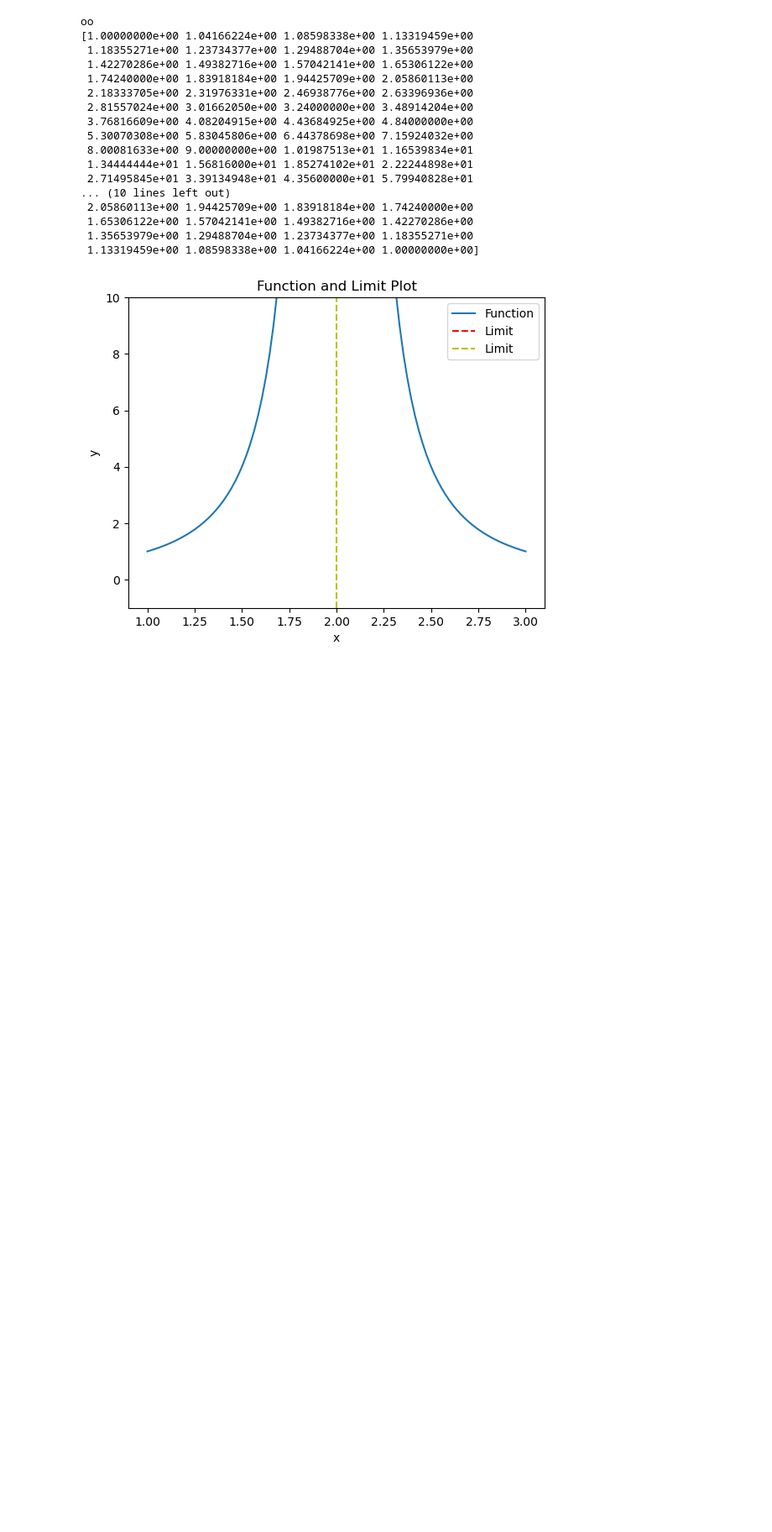
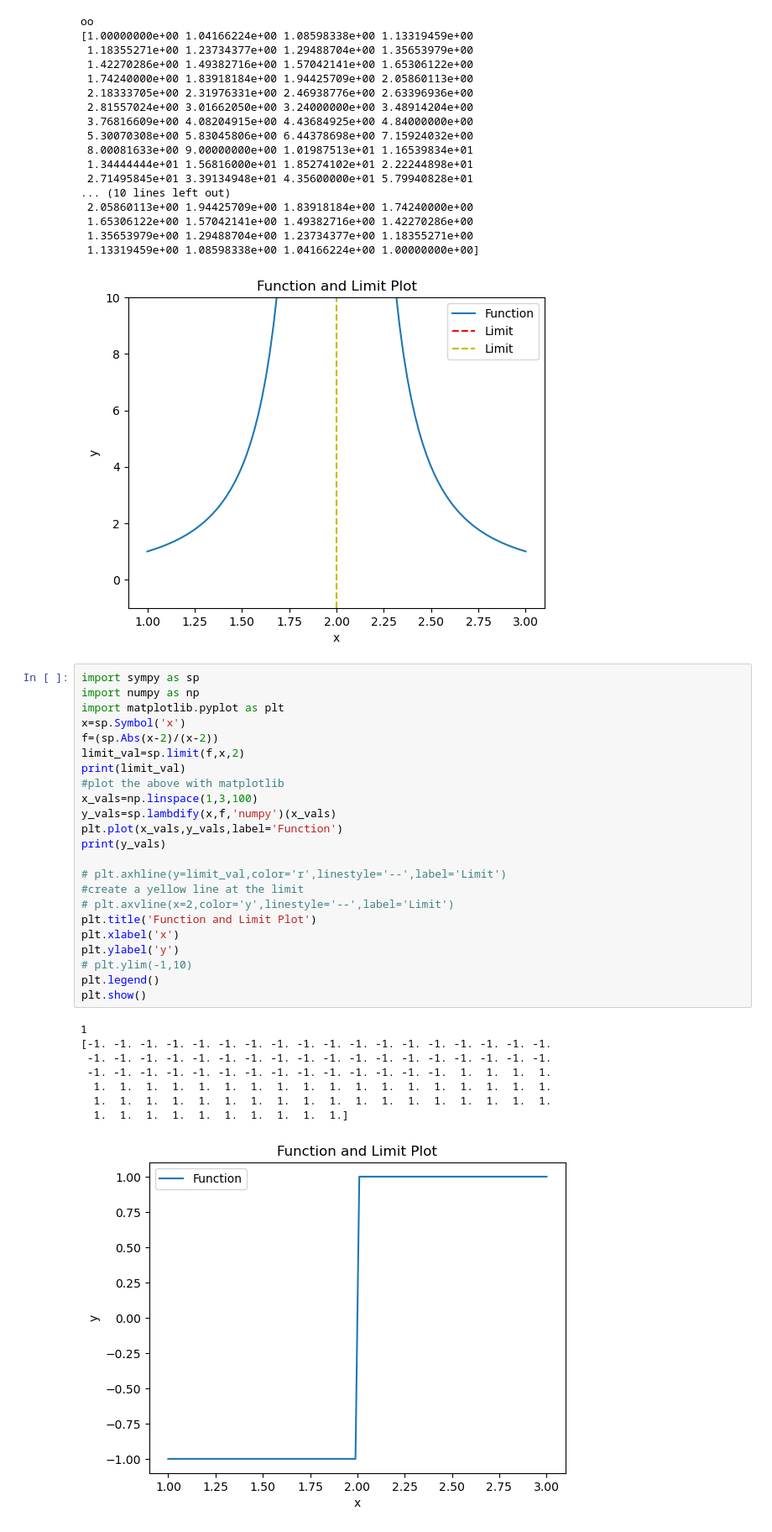
Before and after one commit to matansharon/Calculas, a Jupyter notebook: Section4.ipynb, the cells around one changed output. Shown at 84% size. Drawn from its saved outputs; the diff is of its cells as text; blank space fills up the shorter version.

```diff
--- a/Section4.ipynb
+++ b/Section4.ipynb
@@ -315,3 +315,35 @@ oo
  1.35653979e+00 1.29488704e+00 1.23734377e+00 1.18355271e+00
  1.13319459e+00 1.08598338e+00 1.04166224e+00 1.00000000e+00]
 [figure]
+# %%
+import sympy as sp
+import numpy as np
+import matplotlib.pyplot as plt
+x=sp.Symbol('x')
+f=(sp.Abs(x-2)/(x-2))
+limit_val=sp.limit(f,x,2)
+print(limit_val)
+#plot the above with matplotlib
+x_vals=np.linspace(1,3,100)
+y_vals=sp.lambdify(x,f,'numpy')(x_vals)
+plt.plot(x_vals,y_vals,label='Function')
+print(y_vals)
+
+# plt.axhline(y=limit_val,color='r',linestyle='--',label='Limit')
+#create a yellow line at the limit
+# plt.axvline(x=2,color='y',linestyle='--',label='Limit')
+plt.title('Function and Limit Plot')
+plt.xlabel('x')
+plt.ylabel('y')
+# plt.ylim(-1,10)
+plt.legend()
+plt.show()
+# %% [output]
+1
+[-1. -1. -1. -1. -1. -1. -1. -1. -1. -1. -1. -1. -1. -1. -1. -1. -1. -1.
+ -1. -1. -1. -1. -1. -1. -1. -1. -1. -1. -1. -1. -1. -1. -1. -1. -1. -1.
+ -1. -1. -1. -1. -1. -1. -1. -1. -1. -1. -1. -1. -1. -1.  1.  1.  1.  1.
+  1.  1.  1.  1.  1.  1.  1.  1.  1.  1.  1.  1.  1.  1.  1.  1.  1.  1.
+  1.  1.  1.  1.  1.  1.  1.  1.  1.  1.  1.  1.  1.  1.  1.  1.  1.  1.
+  1.  1.  1.  1.  1.  1.  1.  1.  1.  1.]
+[figure, added]
```
